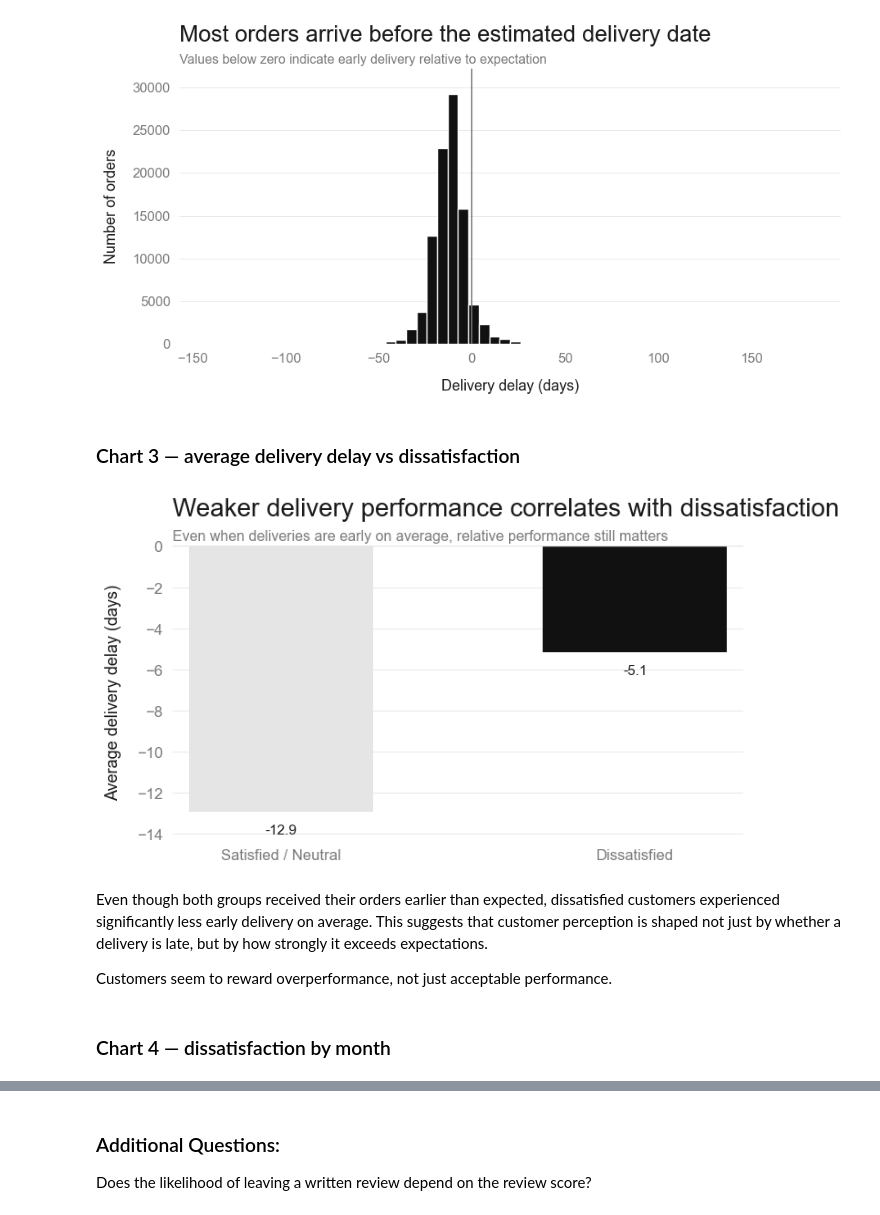
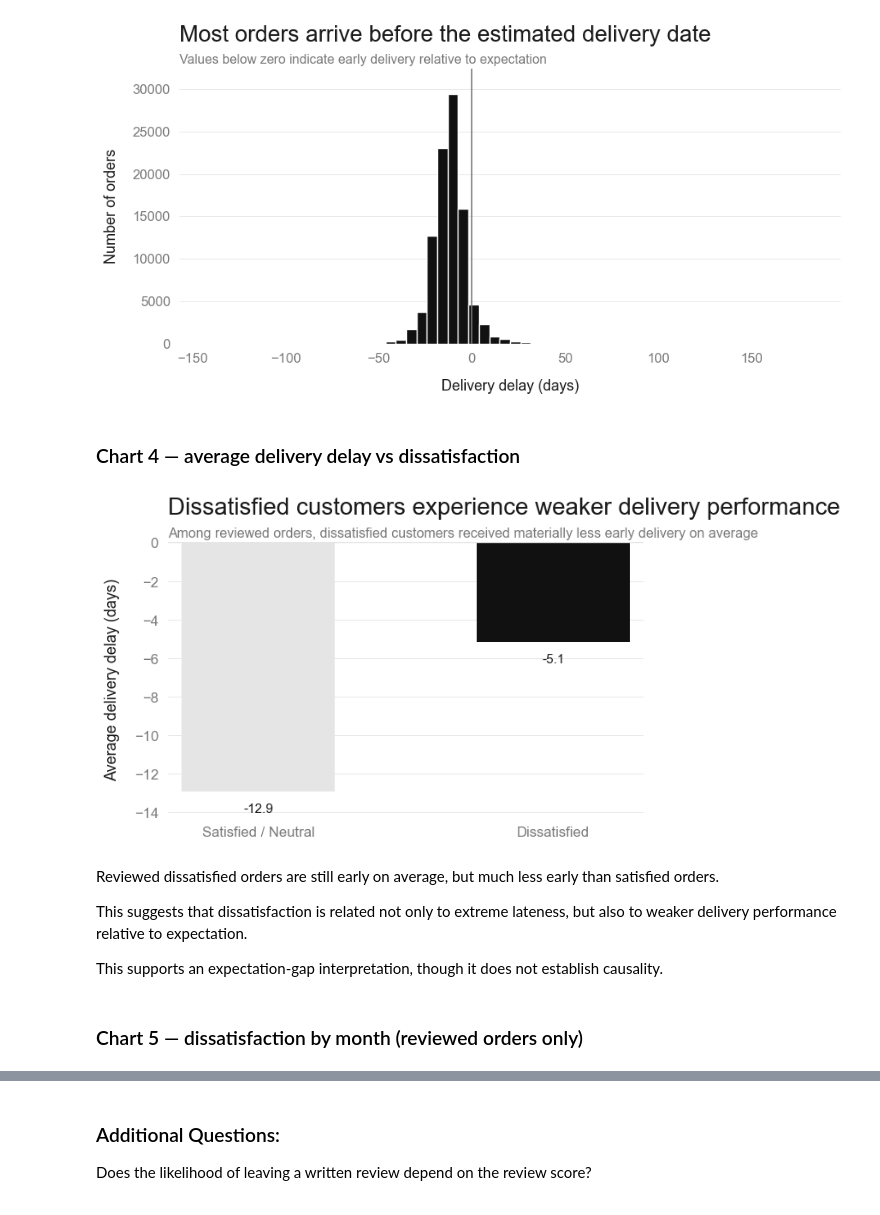
Before and after one commit to rachelv2/ecommerce-cx-dissatisfaction-prediction, a Jupyter notebook: notebooks/02_eda.ipynb, the cells around one changed output, grey strips where cells are left out. Saved outputs shown, nothing was run; the diff lists cells and outputs as text; code cells hidden in the pictures.

```diff
--- a/notebooks/02_eda.ipynb
+++ b/notebooks/02_eda.ipynb
@@ -91,0 +115,36 @@ value_diss = (
+# %%
+dissatisfaction_rate = reviewed_df["is_dissatisfied"].mean() * 100
+
+fig, ax = create_figure(figsize=(8, 5))
+
+labels = ["Satisfied / Neutral", "Dissatisfied"]
+values = [100 - dissatisfaction_rate, dissatisfaction_rate]
+colors = [LIGHT, ACCENT]
+
+bars = ax.bar(labels, values, color=colors, width=0.52)
+
+add_title(
+    ax,
+    "Most reviewed orders end positively, but dissatisfaction remains meaningful",
+    "This rate is calculated only among customers who left a review"
+)
+
+ax.set_ylabel("Share of reviewed orders (%)")
+ax.set_ylim(0, 100)
+clean_axes(ax, grid_axis="y")
+
+for bar in bars:
+    h = bar.get_height()
+    ax.text(
+        bar.get_x() + bar.get_width()/2,
+        h + 1.2,
+        f"{h:.1f}%",
+        ha="center",
+        va="bottom",
+        fontsize=11,
+        color=DARK
+    )
+
+plt.tight_layout(pad=3)
+plt.show()
+save_fig(fig, "02_dissatisfaction_rate_reviewed_orders.png")
@@ -205,10 +202,10 @@ save_fig(fig, "02_delivery_delay_distribution_boss_style.png")
 # %% [output]
 [figure]
 # %% [markdown]
-### Chart 3 — average delivery delay vs dissatisfaction
+### Chart 4 — average delivery delay vs dissatisfaction
 # %%
 delay_by_group = (
-    df.groupby("is_dissatisfied")["delivery_delay"]
+    reviewed_df.groupby("is_dissatisfied")["delivery_delay"]
     .mean()
     .rename(index={0: "Satisfied / Neutral", 1: "Dissatisfied"})
 )
@@ -220,42 +217,44 @@ bars = ax.bar(
     delay_by_group.values,
     color=[LIGHT, ACCENT],
     width=0.52
 )
 
 ax.axhline(0, color=LIGHT, linewidth=1)
 
 add_title(
     ax,
-    "Weaker delivery performance correlates with dissatisfaction",
-    "Even when deliveries are early on average, relative performance still matters"
+    "Dissatisfied customers experience weaker delivery performance",
+    "Among reviewed orders, dissatisfied customers received materially less early delivery on average"
 )
 
 ax.set_ylabel("Average delivery delay (days)")
 clean_axes(ax, grid_axis="y")
 
 for bar in bars:
     h = bar.get_height()
     offset = 0.4 if h >= 0 else -0.6
     ax.text(
         bar.get_x() + bar.get_width()/2,
         h + offset,
         f"{h:.1f}",
         ha="center",
         va="bottom" if h >= 0 else "top",
         fontsize=11,
         color=DARK
     )
 
 plt.tight_layout(pad=3)
 plt.show()
-save_fig(fig, "03_delay_vs_dissatisfaction_boss_style.png")
+save_fig(fig, "04_delay_vs_dissatisfaction_reviewed.png")
 # %% [output]
-[figure, old version]
+[figure, new version]
 # %% [markdown]
-Even though both groups received their orders earlier than expected, dissatisfied customers experienced significantly less early delivery on average. This suggests that customer perception is shaped not just by whether a delivery is late, but by how strongly it exceeds expectations.
+Reviewed dissatisfied orders are still early on average, but much less early than satisfied orders.
 
-Customers seem to reward overperformance, not just acceptable performance.
+This suggests that dissatisfaction is related not only to extreme lateness, but also to weaker delivery performance relative to expectation.
+
+This supports an expectation-gap interpretation, though it does not establish causality.
 # %% [markdown]
-### Chart 4 — dissatisfaction by month
+### Chart 5 — dissatisfaction by month (reviewed orders only)
 # %%
 monthly = (
```
Also changed, not shown: parts of 66 cells of this notebook, 26 other files.
